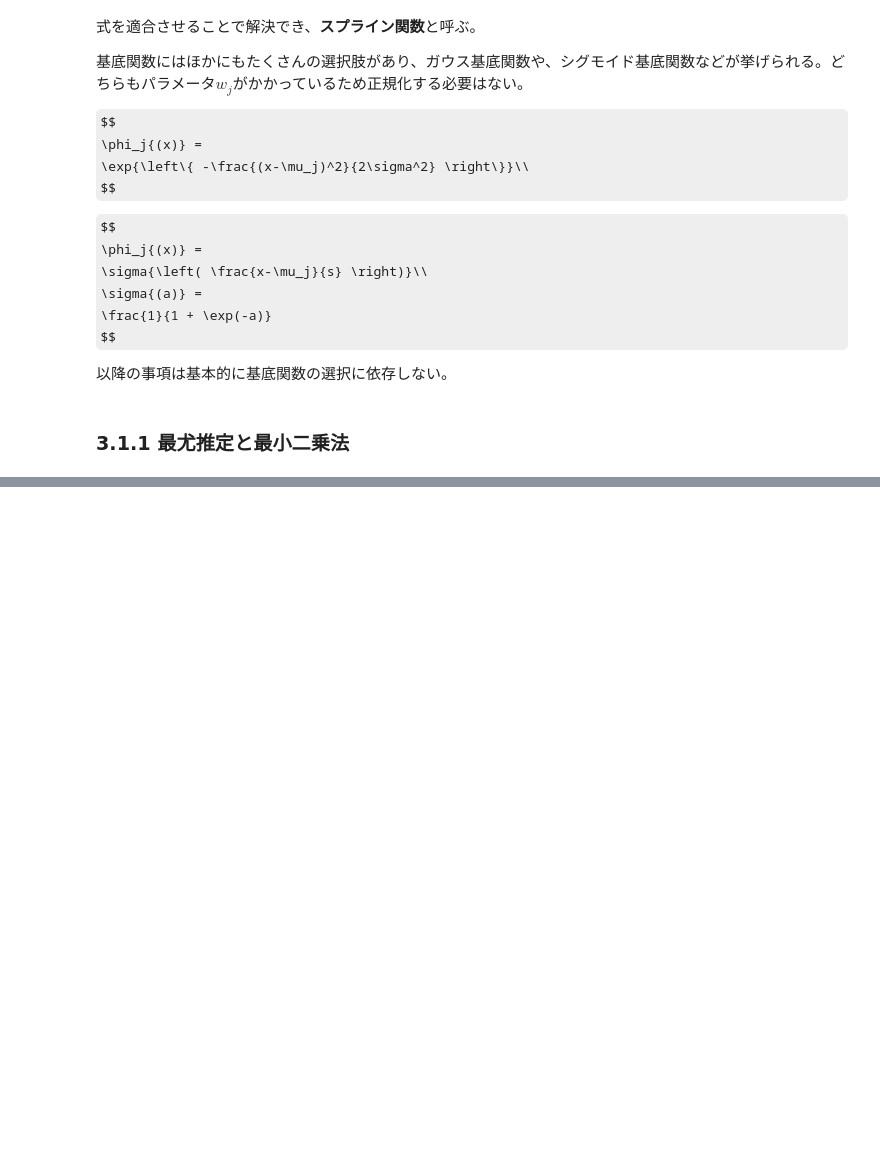
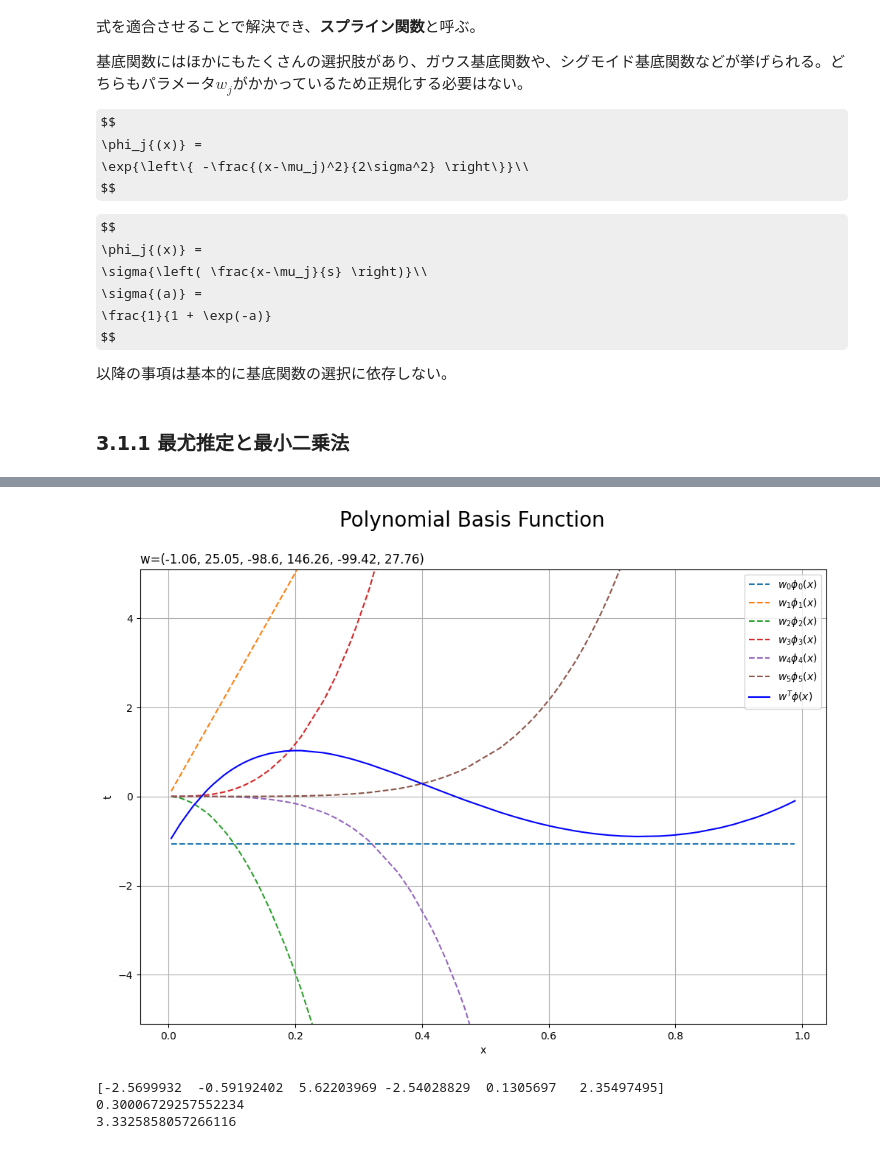
Before and after one commit to arata234/PRML, a Jupyter notebook: cp3_linear_regression_model.ipynb, the cells around one changed output, grey strips where cells are left out. Saved outputs shown, nothing was run; the diff lists cells and outputs as text; code cells hidden in the pictures; some formulas as TeX source; blank space fills up the shorter version.

```diff
--- a/cp3_linear_regression_model.ipynb
+++ b/cp3_linear_regression_model.ipynb
@@ -66,0 +247,21 @@ $$
+# %%
+# 基底関数を指定
+phi = Phi_polynomial
+
+# 基底関数の数を指定
+M = 6
+
+# 基底関数により入力を変換
+phi_x_nm = phi(x_n, M)
+
+# 重みパラメータの最尤解を計算
+w_ml_m = np.linalg.inv(np.dot(phi_x_nm.T, phi_x_nm)).dot(phi_x_nm.T).dot(t_n.reshape(-1, 1)).flatten()
+print(w_ml_m)
+
+# 分散パラメータの最尤解を計算
+sigma2_ml = np.sum((t_n - np.dot(phi_x_nm, w_ml_m.reshape(-1, 1)).flatten())**2) / N
+print(sigma2_ml)
+
+# 精度パラメータの最尤解を計算
+beta_ml = 1.0 / sigma2_ml
+print(beta_ml)
@@ -66,0 +300,48 @@ $$
+# %%
+# 重み付き基底関数を作図
+plt.figure(figsize=(12, 8))
+for m in range(M):
+    plt.plot(x_vals, w_ml_m[m] * phi_x_valsm[:, m],
+             linestyle='--', label='$w_' + str(m) + '\phi_' + str(m) + '(x)$') # 重み付き基底関数
+plt.plot(x_vals, y_ml_vals, color='blue', label='$w^T \phi(x)$')
+plt.xlabel('x')
+plt.ylabel('t')
+plt.suptitle('Polynomial Basis Function', fontsize=20)
+plt.title('w=(' + ', '.join([str(w) for w in np.round(w_ml_m, 2)]) + ')', loc='left')
+plt.legend()
+plt.grid()
+plt.ylim(-5.1, 5.1)
+plt.show()
+# %% [output]
+[figure, added]
+# %%
+# 基底関数を指定
+phi = Phi_gauss
+
+# 基底関数の数を指定
+M = 6
+
+# 基底関数により入力を変換
+phi_x_nm = phi(x_n, M)
+
+# 重みパラメータの最尤解を計算
+w_ml_m = np.linalg.inv(np.dot(phi_x_nm.T, phi_x_nm)).dot(phi_x_nm.T).dot(t_n.reshape(-1, 1)).flatten()
+print(w_ml_m)
+
+# 分散パラメータの最尤解を計算
+sigma2_ml = np.sum((t_n - np.dot(phi_x_nm, w_ml_m.reshape(-1, 1)).flatten())**2) / N
+print(sigma2_ml)
+
+# 精度パラメータの最尤解を計算
+beta_ml = 1.0 / sigma2_ml
+print(beta_ml)
+
+# 作図用のxを変換
+phi_x_valsm = phi(x_vals, M, x_n)
+
+# 回帰曲線を計算
+y_ml_vals = np.dot(phi_x_valsm, w_ml_m.reshape(-1, 1)).flatten()
+# %% [output]
+[-2.5699932  -0.59192402  5.62203969 -2.54028829  0.1305697   2.35497495]
+0.30006729257552234
+3.3325858057266116
```
Also changed, not shown: parts of 16 cells of this notebook.
